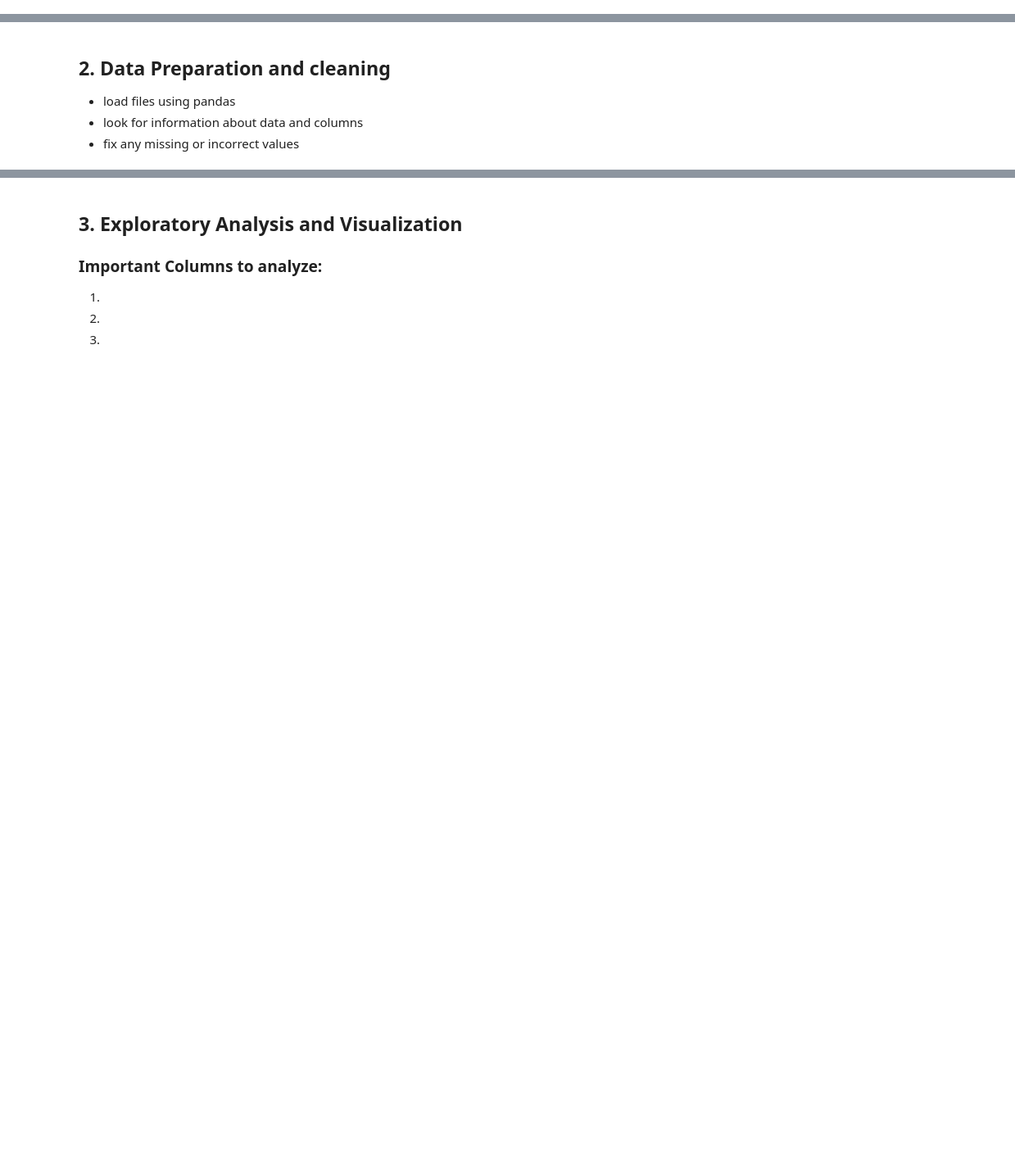
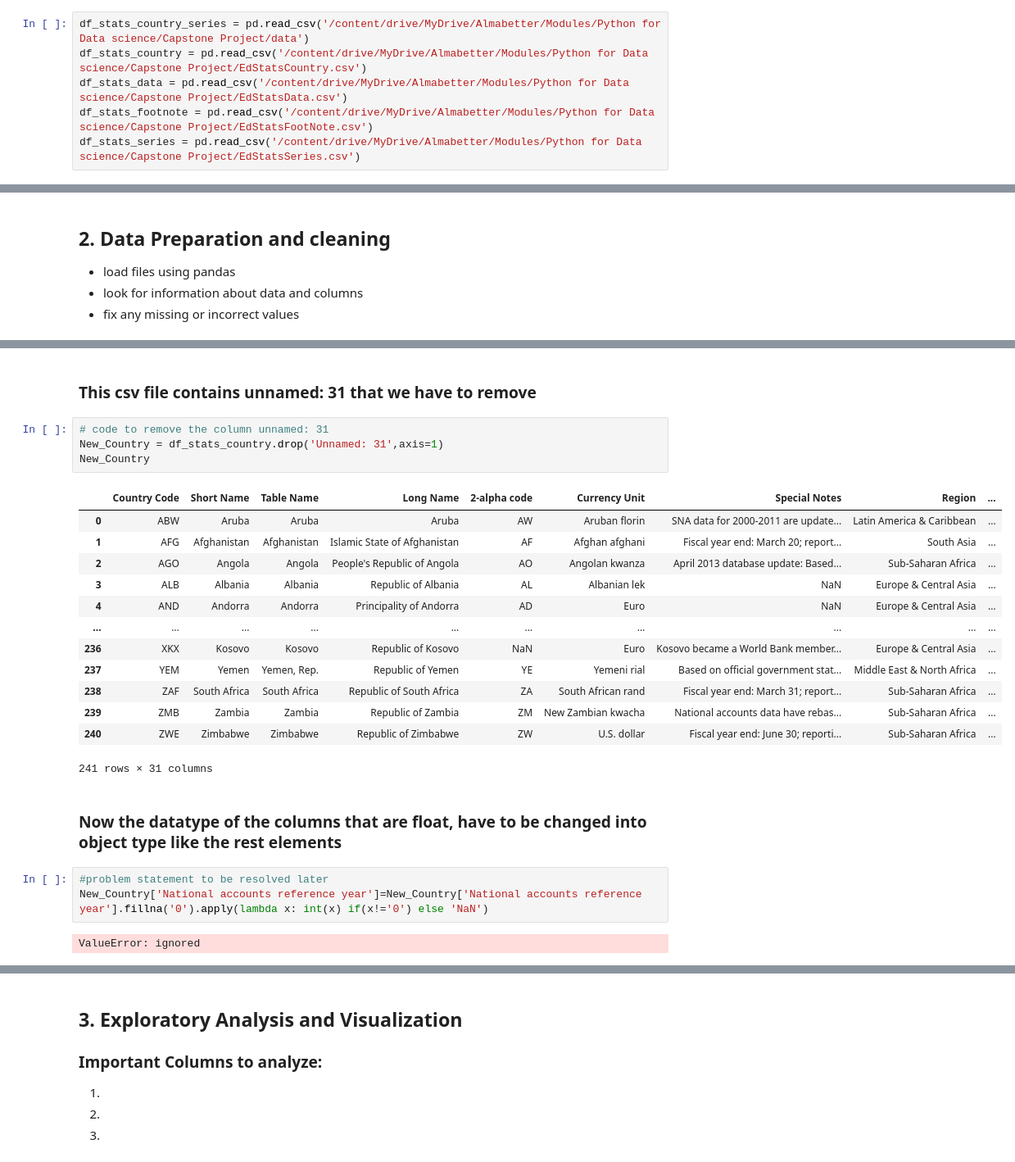
Before and after one commit to deba-roy/World_Bank_Global_Education_Analysis, a Jupyter notebook: DEBARTHA_ROY_CHOWDHURY_World_Bank_Global_Education_Analysis_Capstone_Project.ipynb, the cells around one changed output, grey strips where cells are left out. Shown: that part at 82% size. Cells and saved outputs as stored; diff of their text form; blank space fills up the shorter version.

```diff
--- a/DEBARTHA_ROY_CHOWDHURY_World_Bank_Global_Education_Analysis_Capstone_Project.ipynb
+++ b/DEBARTHA_ROY_CHOWDHURY_World_Bank_Global_Education_Analysis_Capstone_Project.ipynb
@@ -12,0 +30,6 @@
+# %%
+df_stats_country_series = pd.read_csv('/content/drive/MyDrive/Almabetter/Modules/Python for Data science/Capstone Project/data')
+df_stats_country = pd.read_csv('/content/drive/MyDrive/Almabetter/Modules/Python for Data science/Capstone Project/EdStatsCountry.csv')
+df_stats_data = pd.read_csv('/content/drive/MyDrive/Almabetter/Modules/Python for Data science/Capstone Project/EdStatsData.csv')
+df_stats_footnote = pd.read_csv('/content/drive/MyDrive/Almabetter/Modules/Python for Data science/Capstone Project/EdStatsFootNote.csv')
+df_stats_series = pd.read_csv('/content/drive/MyDrive/Almabetter/Modules/Python for Data science/Capstone Project/EdStatsSeries.csv')
@@ -17,0 +135,27 @@
+# %% [markdown]
+### This csv file contains unnamed: 31 that we have to remove
+# %%
+# code to remove the column unnamed: 31
+New_Country = df_stats_country.drop('Unnamed: 31',axis=1)
+New_Country
+# %% [output]
+|  | Country Code | Short Name | Table Name | Long Name | 2-alpha code | Currency Unit | Special Notes | Region | ... |
+| 0 | ABW | Aruba | Aruba | Aruba | AW | Aruban florin | SNA data for 2000-2011 are update... | Latin America & Caribbean | ... |
+| 1 | AFG | Afghanistan | Afghanistan | Islamic State of Afghanistan | AF | Afghan afghani | Fiscal year end: March 20; report... | South Asia | ... |
+| 2 | AGO | Angola | Angola | People's Republic of Angola | AO | Angolan kwanza | April 2013 database update: Based... | Sub-Saharan Africa | ... |
+| 3 | ALB | Albania | Albania | Republic of Albania | AL | Albanian lek | NaN | Europe & Central Asia | ... |
+| 4 | AND | Andorra | Andorra | Principality of Andorra | AD | Euro | NaN | Europe & Central Asia | ... |
+| ... | ... | ... | ... | ... | ... | ... | ... | ... | ... |
+| 236 | XKX | Kosovo | Kosovo | Republic of Kosovo | NaN | Euro | Kosovo became a World Bank member... | Europe & Central Asia | ... |
+| 237 | YEM | Yemen | Yemen, Rep. | Republic of Yemen | YE | Yemeni rial | Based on official government stat... | Middle East & North Africa | ... |
+| 238 | ZAF | South Africa | South Africa | Republic of South Africa | ZA | South African rand | Fiscal year end: March 31; report... | Sub-Saharan Africa | ... |
+| 239 | ZMB | Zambia | Zambia | Republic of Zambia | ZM | New Zambian kwacha | National accounts data have rebas... | Sub-Saharan Africa | ... |
+| 240 | ZWE | Zimbabwe | Zimbabwe | Republic of Zimbabwe | ZW | U.S. dollar | Fiscal year end: June 30; reporti... | Sub-Saharan Africa | ... |
+241 rows × 31 columns
+# %% [markdown]
+### Now the datatype of the columns that are float, have to be changed into object type like the rest elements
+# %%
+#problem statement to be resolved later
+New_Country['National accounts reference year']=New_Country['National accounts reference year'].fillna('0').apply(lambda x: int(x) if(x!='0') else 'NaN')
+# %% [output]
+ValueError: ignored
```
Also changed, not shown: parts of 37 cells of this notebook.
